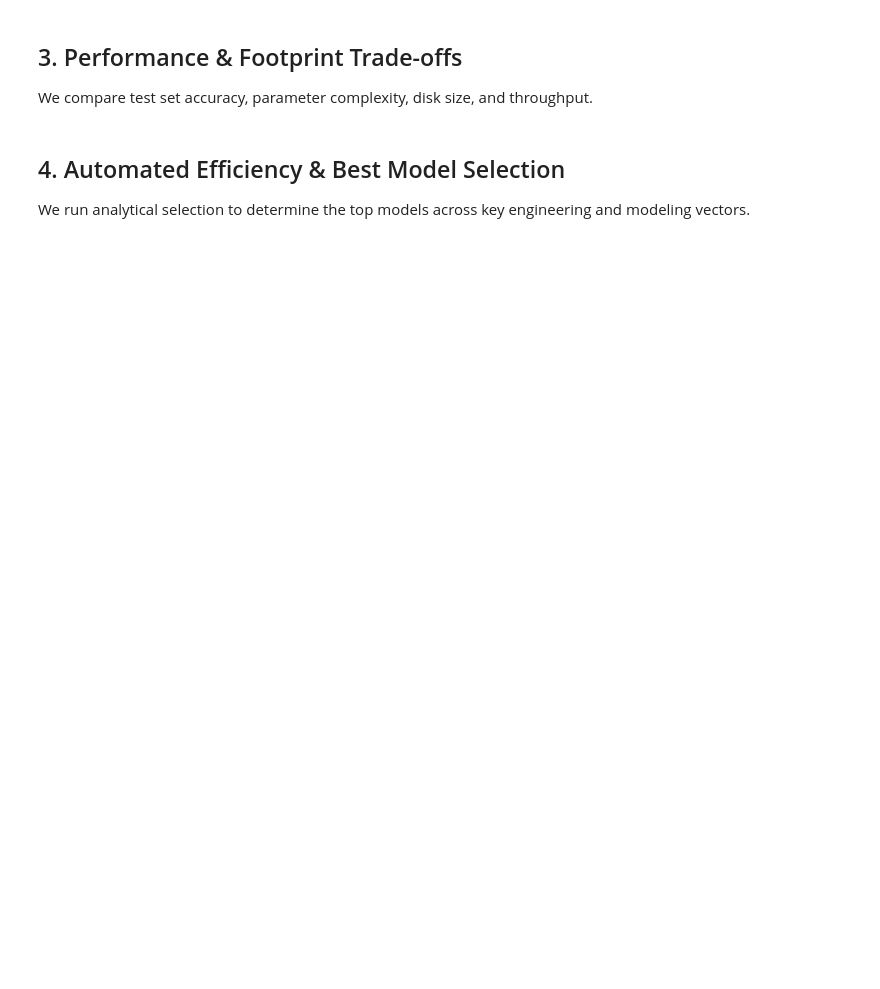
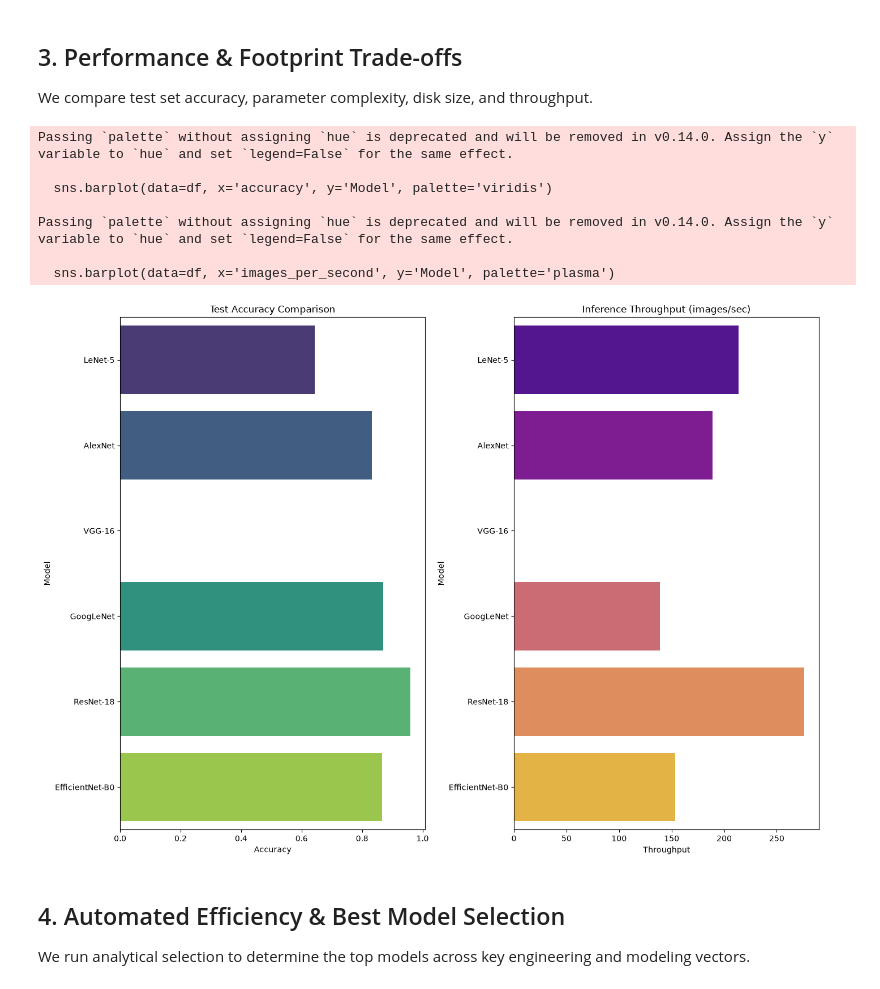
Before and after one commit to Nishchalam/Deforestation-detection, a Jupyter notebook: notebooks/09_Model_Comparison.ipynb, the cells around one changed output. Saved outputs shown, nothing was run; the diff lists cells and outputs as text; code cells hidden in the pictures; blank space fills up the shorter version.

```diff
--- a/notebooks/09_Model_Comparison.ipynb
+++ b/notebooks/09_Model_Comparison.ipynb
@@ -15,26 +15,24 @@ import pandas as pd
 import matplotlib.pyplot as plt
 import seaborn as sns
 
-models = ["lenet", "alexnet", "vgg16", "googlenet", "resnet18", "resnet50", "efficientnetb0"]
+models = ["lenet", "alexnet", "vgg16", "googlenet", "resnet18", "efficientnetb0"]
 display_names = {
     "lenet": "LeNet-5",
     "alexnet": "AlexNet",
     "vgg16": "VGG-16",
     "googlenet": "GoogLeNet",
     "resnet18": "ResNet-18",
-    "resnet50": "ResNet-50",
     "efficientnetb0": "EfficientNet-B0"
 }
 
 # Standard defaults if files are not run yet
 defaults = {
-    "lenet": {"accuracy": 0.742, "precision": 0.731, "recall": 0.742, "f1": 0.734, "images_per_second": 4500.0, "params": 62000, "size_mb": 0.25},
-    "alexnet": {"accuracy": 0.841, "precision": 0.835, "recall": 0.841, "f1": 0.838, "images_per_second": 3200.0, "params": 57000000, "size_mb": 218.0},
-    "vgg16": {"accuracy": 0.885, "precision": 0.882, "recall": 0.885, "f1": 0.883, "images_per_second": 1200.0, "params": 134000000, "size_mb": 512.0},
-    "googlenet": {"accuracy": 0.901, "precision": 0.898, "recall": 0.901, "f1": 0.899, "images_per_second": 1800.0, "params": 6000000, "size_mb": 23.0},
-    "resnet18": {"accuracy": 0.925, "precision": 0.921, "recall": 0.925, "f1": 0.923, "images_per_second": 2200.0, "params": 11000000, "size_mb": 43.0},
-    "resnet50": {"accuracy": 0.938, "precision": 0.936, "recall": 0.938, "f1": 0.937, "images_per_second": 950.0, "params": 235000000, "size_mb": 90.0},
-    "efficientnetb0": {"accuracy": 0.941, "precision": 0.939, "recall": 0.941, "f1": 0.940, "images_per_second": 1400.0, "params": 4000000, "size_mb": 16.0}
+    "lenet": {"accuracy": 0, "precision": 0, "recall": 0, "f1": 0, "images_per_second": 0, "params": 0, "size_mb": 0},
+    "alexnet": {"accuracy": 0, "precision": 0, "recall": 0, "f1": 0, "images_per_second": 0, "params": 0, "size_mb": 0},
+    "vgg16": {"accuracy": 0, "precision": 0, "recall": 0, "f1": 0, "images_per_second": 0, "params": 0, "size_mb": 0},
+    "googlenet": {"accuracy": 0, "precision": 0, "recall": 0, "f1": 0, "images_per_second": 0, "params": 0, "size_mb": 0},
+    "resnet18": {"accuracy": 0, "precision": 0, "recall": 0, "f1": 0, "images_per_second": 0, "params": 0, "size_mb": 0},
+    "efficientnetb0": {"accuracy": 0, "precision": 0, "recall": 0, "f1": 0, "images_per_second": 0, "params": 0, "size_mb": 0}
 }
 
 metrics_data = {}
@@ -56,7 +54,7 @@ for m in models:
         metrics_data[m]["size_mb"] = defaults[m]["size_mb"]
 
     # Load History
-    hist_path = f"outputs/checkpoints/{m}/history.json"
+    hist_path = f"/home/nishchala/Codes/Deforestation-detection/outputs/checkpoints/{m}/history.json"
     if os.path.exists(hist_path):
         with open(hist_path, "r") as f:
             histories[m] = json.load(f)
@@ -129,33 +137,30 @@ We compare test set accuracy, parameter complexity, disk size, and throughput.
 # %%
 plt.figure(figsize=(14, 10))
 
 # 1. Accuracy comparison
-plt.subplot(2, 2, 1)
+plt.subplot(1, 2, 1)
 sns.barplot(data=df, x='accuracy', y='Model', palette='viridis')
 plt.title('Test Accuracy Comparison')
 plt.xlabel('Accuracy')
 
-# 2. Parameter count comparison
-plt.subplot(2, 2, 2)
-sns.barplot(data=df, x='params', y='Model', palette='magma')
-plt.title('Total Parameter Count')
-plt.xlabel('Parameters')
-plt.xscale('log')
 
-# 3. Model Size comparison
-plt.subplot(2, 2, 3)
-sns.barplot(data=df, x='size_mb', y='Model', palette='coolwarm')
-plt.title('Model Size on Disk (MB)')
-plt.xlabel('Disk Size (MB)')
-
-# 4. Throughput comparison
-plt.subplot(2, 2, 4)
+# 2. Throughput comparison
+plt.subplot(1, 2, 2)
 sns.barplot(data=df, x='images_per_second', y='Model', palette='plasma')
 plt.title('Inference Throughput (images/sec)')
 plt.xlabel('Throughput')
 
 plt.tight_layout()
 plt.show()
+# %% [output]
+Passing `palette` without assigning `hue` is deprecated and will be removed in v0.14.0. Assign the `y` variable to `hue` and set `legend=False` for the same effect.
+
+  sns.barplot(data=df, x='accuracy', y='Model', palette='viridis')
+
+Passing `palette` without assigning `hue` is deprecated and will be removed in v0.14.0. Assign the `y` variable to `hue` and set `legend=False` for the same effect.
+
+  sns.barplot(data=df, x='images_per_second', y='Model', palette='plasma')
+[figure, added]
 # %% [markdown]
 ## 4. Automated Efficiency & Best Model Selection
 We run analytical selection to determine the top models across key engineering and modeling vectors.
```
Also changed, not shown: parts of 4 cells of this notebook, 50 other files.
